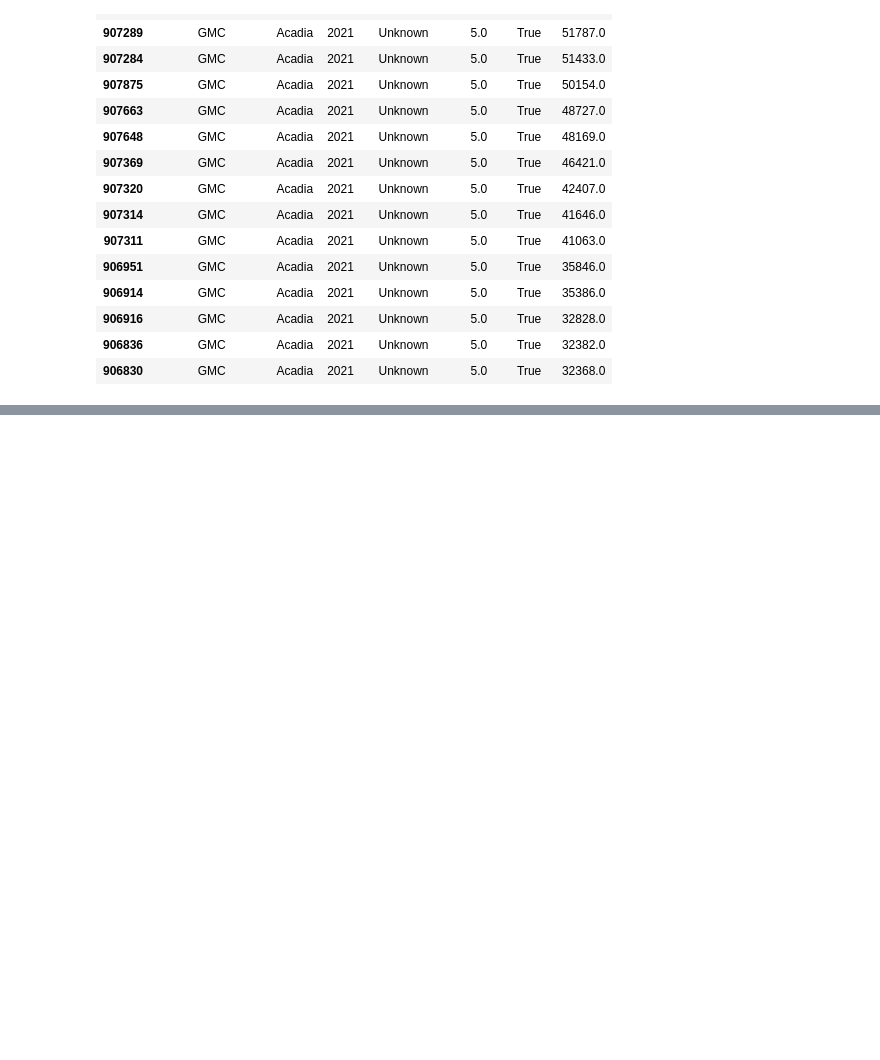
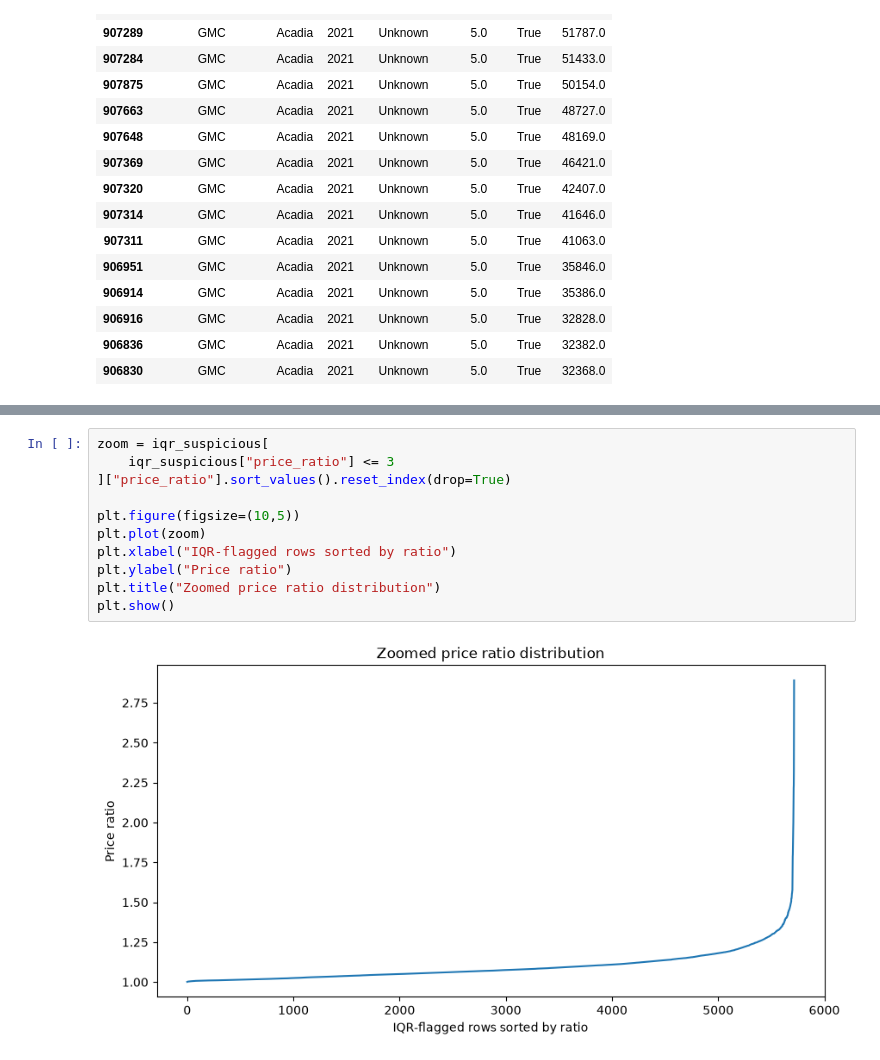
Before and after one commit to CaseyKiiza2026/vehicle-valuation-platform, a Jupyter notebook: notebooks/other_model.ipynb, the cells around one changed output, grey strips where cells are left out. Cells and saved outputs as stored; diff of their text form; blank space fills up the shorter version.

Commit message:
Working on the 1.4-2.0 ratios to determine cut off point

```diff
--- a/notebooks/other_model.ipynb
+++ b/notebooks/other_model.ipynb
@@ -766,0 +769,13 @@ plt.show()
+# %%
+zoom = iqr_suspicious[
+    iqr_suspicious["price_ratio"] <= 3
+]["price_ratio"].sort_values().reset_index(drop=True)
+
+plt.figure(figsize=(10,5))
+plt.plot(zoom)
+plt.xlabel("IQR-flagged rows sorted by ratio")
+plt.ylabel("Price ratio")
+plt.title("Zoomed price ratio distribution")
+plt.show()
+# %% [output]
+[figure, added]
```
Also changed, not shown: parts of 7 cells of this notebook.
